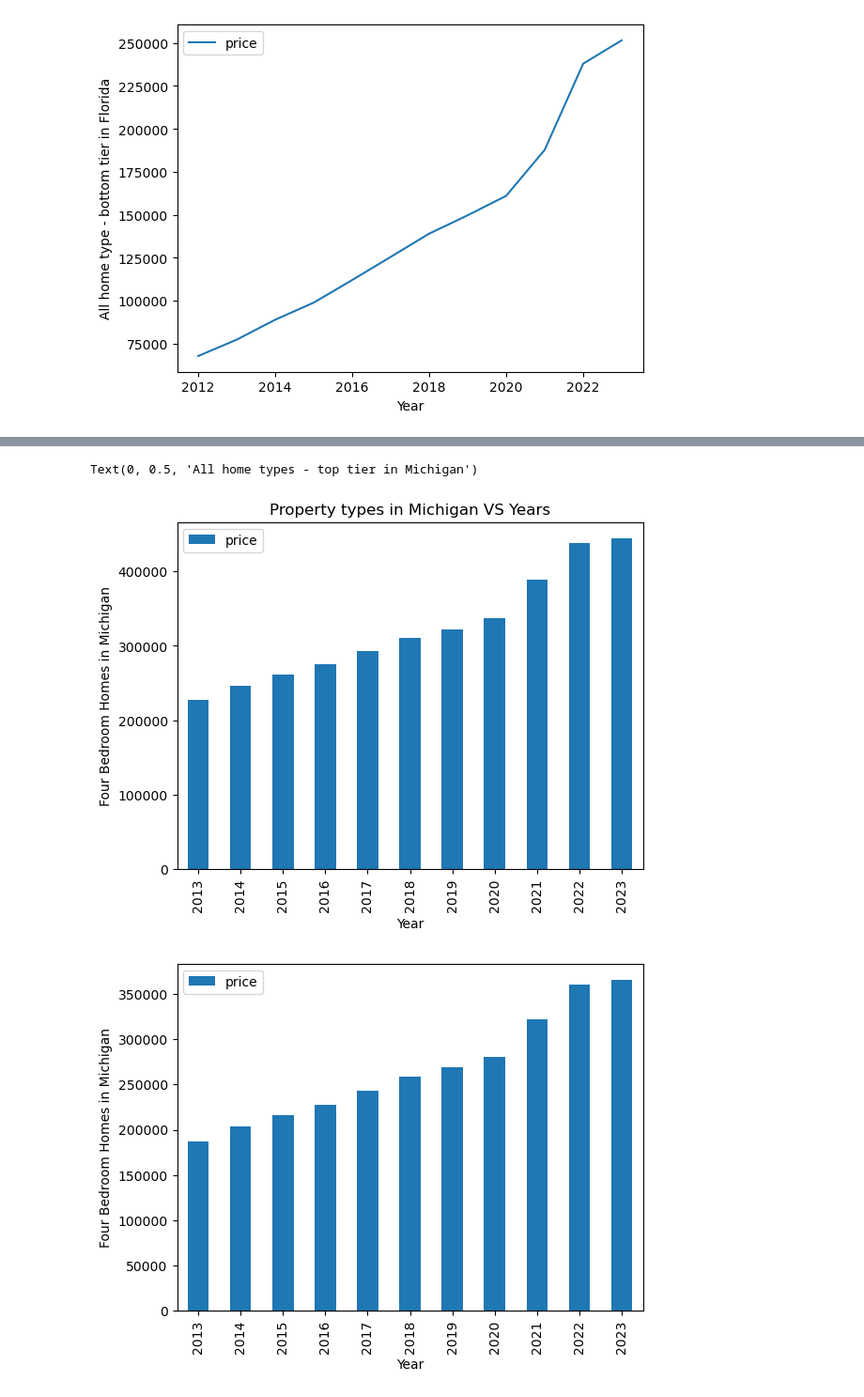
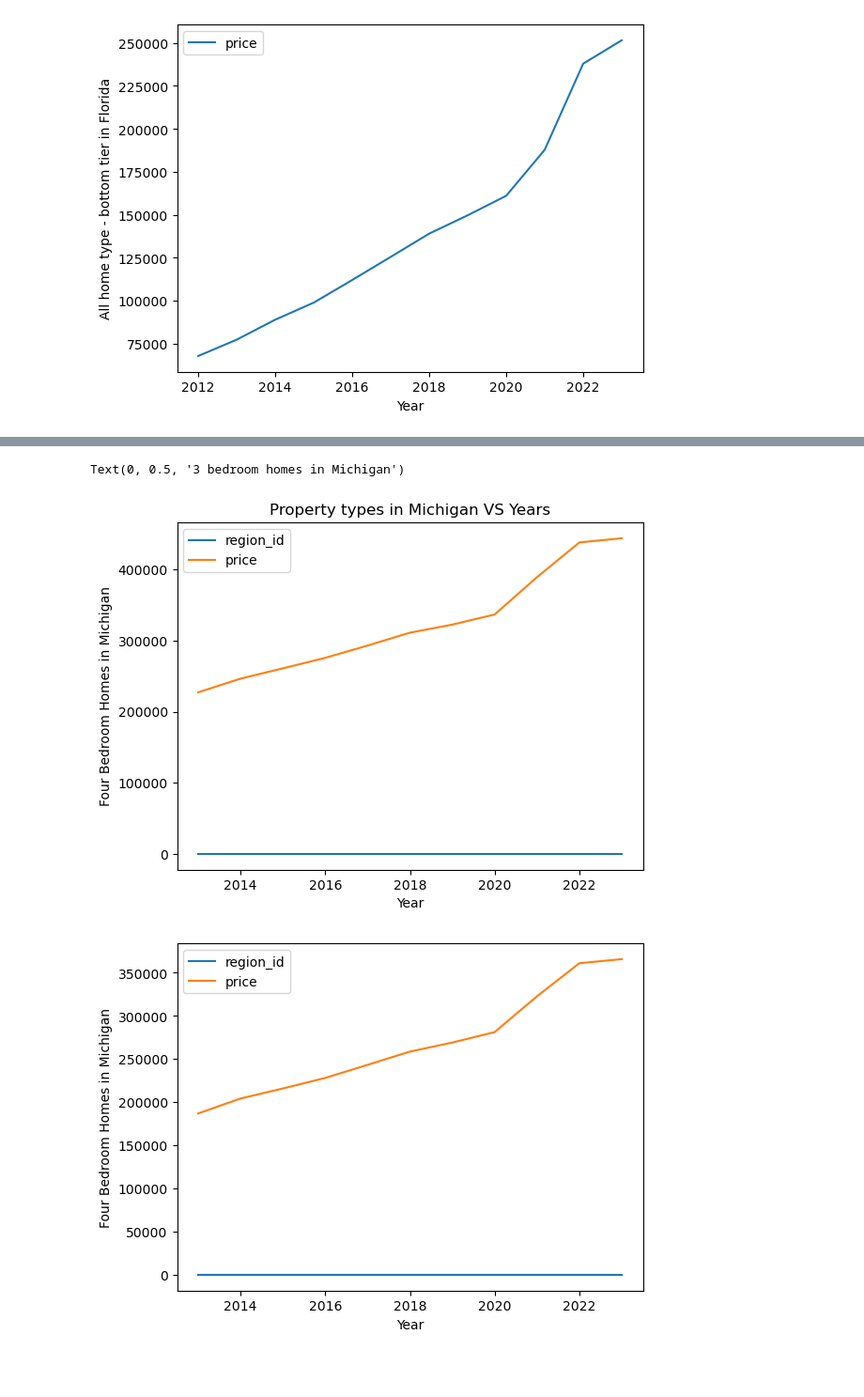
Before and after one commit to Arnawutu/Project1Group10, a Jupyter notebook: Main_Data/Data_Cleaning-Florida.ipynb, the cells around one changed output, grey strips where cells are left out. Shown at 94% size. Saved outputs shown, nothing was run; the diff lists cells and outputs as text; code cells hidden in the pictures; blank space fills up the shorter version.

Commit message:
change bar graph to line graph

```diff
--- a/Main_Data/Data_Cleaning-Florida.ipynb
+++ b/Main_Data/Data_Cleaning-Florida.ipynb
@@ -416,7 +421,7 @@ Michigan_df = year_df[year_df['state'] == 'Michigan']
 MI_1 = Michigan_df[Michigan_df['property type'] == '5+ bedroom homes']
 MI_plot1 = MI_1.groupby('year').mean(numeric_only=True)
 
-MI_plot1.plot(kind='bar')
+MI_plot1.plot(kind='line')
 plt.title('Property types in Michigan VS Years')
 plt.xlabel('Year')
 plt.ylabel('Four Bedroom Homes in Michigan')
@@ -426,7 +431,7 @@ plt.ylabel('Four Bedroom Homes in Michigan')
 
 MI_2 = Michigan_df[Michigan_df['property type'] == '4 bedroom homes']
 MI_plot2 = MI_2.groupby('year').mean(numeric_only=True)
-MI_plot2.plot(kind='bar')
+MI_plot2.plot(kind='line')
 plt.xlabel('Year')
 plt.ylabel('Four Bedroom Homes in Michigan')
 
@@ -435,7 +440,7 @@ plt.ylabel('Four Bedroom Homes in Michigan')
 
 MI_3 = Michigan_df[Michigan_df['property type'] == 'All home types - top tier']
 MI_plot3 = MI_3.groupby('year').mean(numeric_only=True)
-MI_plot3.plot(kind='bar')
+MI_plot3.plot(kind='line')
 plt.xlabel('Year')
 plt.ylabel('All home types - top tier in Michigan')
 
@@ -444,7 +449,7 @@ plt.ylabel('All home types - top tier in Michigan')
 
 MI_4 = Michigan_df[Michigan_df['property type'] == 'condos']
 MI_plot4 = MI_4.groupby('year').mean(numeric_only=True)
-MI_plot4.plot(kind='bar')
+MI_plot4.plot(kind='line')
 plt.xlabel('Year')
 plt.ylabel('Condos in Michigan')
 
@@ -454,37 +459,37 @@ plt.ylabel('Condos in Michigan')
 
 MI_4 = Michigan_df[Michigan_df['property type'] == '1 bedroom homes']
 MI_plot4 = MI_4.groupby('year').mean(numeric_only=True)
-MI_plot4.plot(kind='bar')
+MI_plot4.plot(kind='line')
 plt.xlabel('Year')
 plt.ylabel('1 Bed room homes in Michigan')
 
 
 #Plotting single-family homes in various years in Michigan
 
 MI_5 = Michigan_df[Michigan_df['property type'] == 'single-family homes']
 MI_plot5 = MI_5.groupby('year').mean(numeric_only=True)
-MI_plot5.plot(kind='bar')
+MI_plot5.plot(kind='line')
 plt.xlabel('Year')
 plt.ylabel('single-family homes in Michigan')
 
 #Plotting All home types - bottom tier in various years in Michigan
 
 MI_5 = Michigan_df[Michigan_df['property type'] == 'All home type - bottom tier']
 MI_plot5 = MI_5.groupby('year').mean(numeric_only=True)
-MI_plot5.plot(kind='bar')
+MI_plot5.plot(kind='line')
 plt.xlabel('Year')
 plt.ylabel('All home type - bottom tierr in Michigan')
 
 
 
 #Plotting 3 bedroom homes in various years in Michigan
 
 MI_5 = Michigan_df[Michigan_df['property type'] == '3 bedroom homes']
 MI_plot5 = MI_5.groupby('year').mean(numeric_only=True)
-MI_plot5.plot(kind='bar')
+MI_plot5.plot(kind='line')
 plt.xlabel('Year')
 plt.ylabel('3 bedroom homes in Michigan')
 # %% [output]
-Text(0, 0.5, 'All home types - top tier in Michigan')
+Text(0, 0.5, '3 bedroom homes in Michigan')
-[figure, old version]
+[figure, new version]
-[figure, old version]
+[figure, new version]
```
Also changed, not shown: parts of 12 cells of this notebook, 1 other file.
